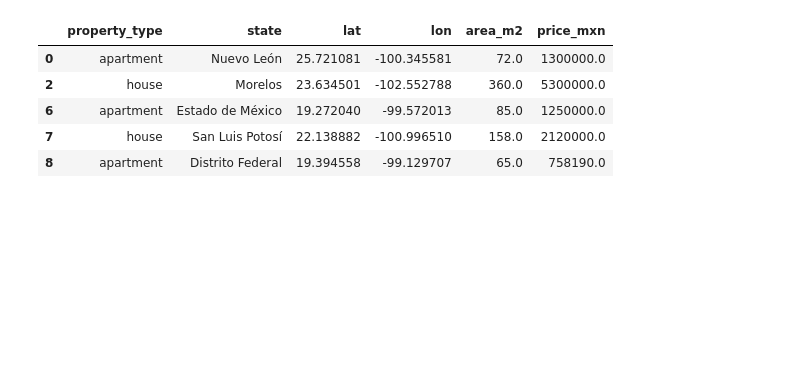
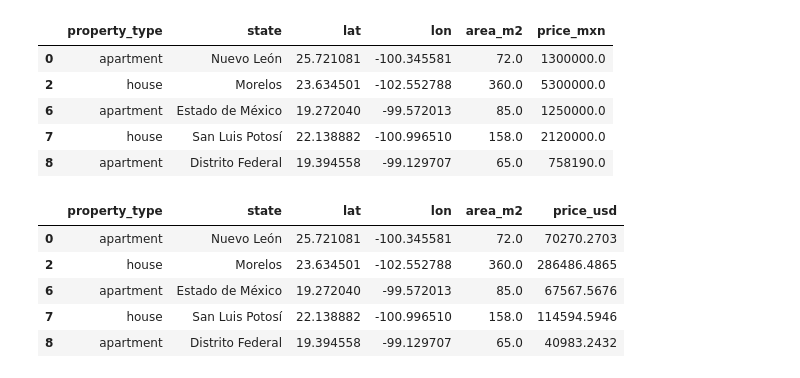
Before and after one commit to PamithTehan/Mexican-Real-Estate-Market, a Jupyter notebook: data_wrangling.ipynb, the cells around one changed output. Saved outputs shown, nothing was run; the diff lists cells and outputs as text; code cells hidden in the pictures; blank space fills up the shorter version.

Commit message:
Add markdown cell for cleaning missing values in second dataset and update price conversion logic

```diff
--- a/data_wrangling.ipynb
+++ b/data_wrangling.ipynb
@@ -185,10 +187,21 @@ secondDf.head()
 | 7 | house | San Luis Potosí | 22.138882 | -100.996510 | 158.0 | 2120000.0 |
 | 8 | apartment | Distrito Federal | 19.394558 | -99.129707 | 65.0 | 758190.0 |
 # %%
+#create a new column price_usd in the second dataset by converting price_mxn to USD
 exchange_rate = 18.5
 
 secondDf = secondDf.assign(
-    price_usd = lambda x: (x['price_mxn'] / x['exchange_rate'])
+    price_usd = lambda x: (
+        x['price_mxn'].div(exchange_rate).round(4))
     )
 
+secondDf = secondDf.drop(columns=['price_mxn'])
+
 secondDf.head()
+# %% [output]
+|  | property_type | state | lat | lon | area_m2 | price_usd |
+| 0 | apartment | Nuevo León | 25.721081 | -100.345581 | 72.0 | 70270.2703 |
+| 2 | house | Morelos | 23.634501 | -102.552788 | 360.0 | 286486.4865 |
+| 6 | apartment | Estado de México | 19.272040 | -99.572013 | 85.0 | 67567.5676 |
+| 7 | house | San Luis Potosí | 22.138882 | -100.996510 | 158.0 | 114594.5946 |
+| 8 | apartment | Distrito Federal | 19.394558 | -99.129707 | 65.0 | 40983.2432 |
```
Also changed, not shown: parts of 3 cells of this notebook.
